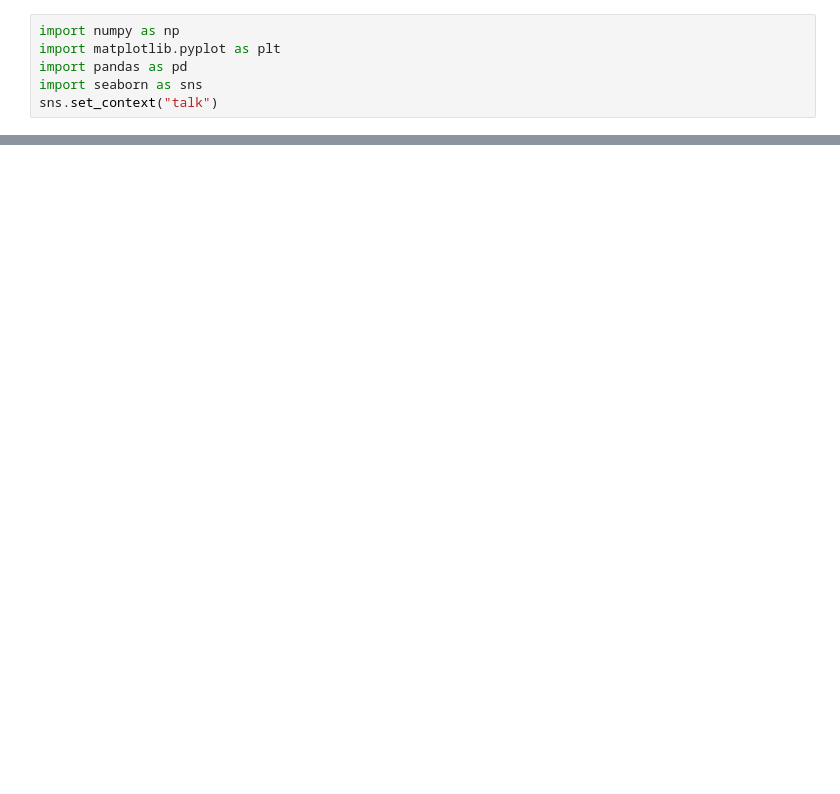
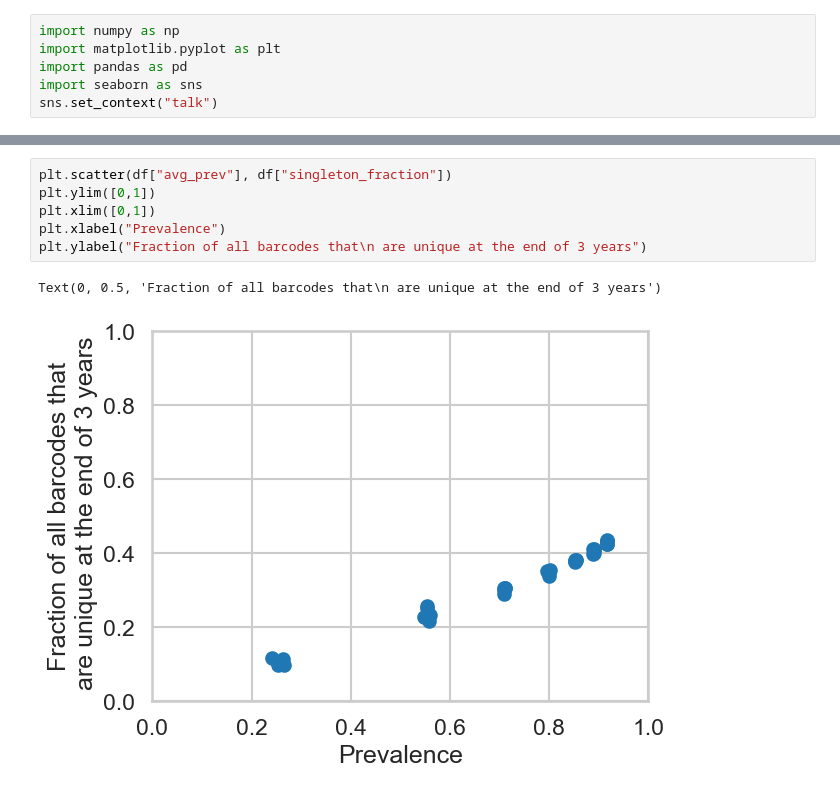
Before and after one commit to jgsuresh/senegal-network-sim, a Jupyter notebook: network_sim/experiments/240530-01/summary_plots.ipynb, the cells around one changed output, grey strips where cells are left out. Cells and saved outputs as stored; diff of their text form; blank space fills up the shorter version.

```diff
--- a/network_sim/experiments/240530-01/summary_plots.ipynb
+++ b/network_sim/experiments/240530-01/summary_plots.ipynb
@@ -35,0 +67,9 @@ Text(0, 0.5, 'Population IBS after 3 years')
+# %%
+plt.scatter(df["avg_prev"], df["singleton_fraction"])
+plt.ylim([0,1])
+plt.xlim([0,1])
+plt.xlabel("Prevalence")
+plt.ylabel("Fraction of all barcodes that\n are unique at the end of 3 years")
+# %% [output]
+Text(0, 0.5, 'Fraction of all barcodes that\n are unique at the end of 3 years')
+[figure, added]
```
Also changed, not shown: parts of 9 cells of this notebook, 20 other files.
